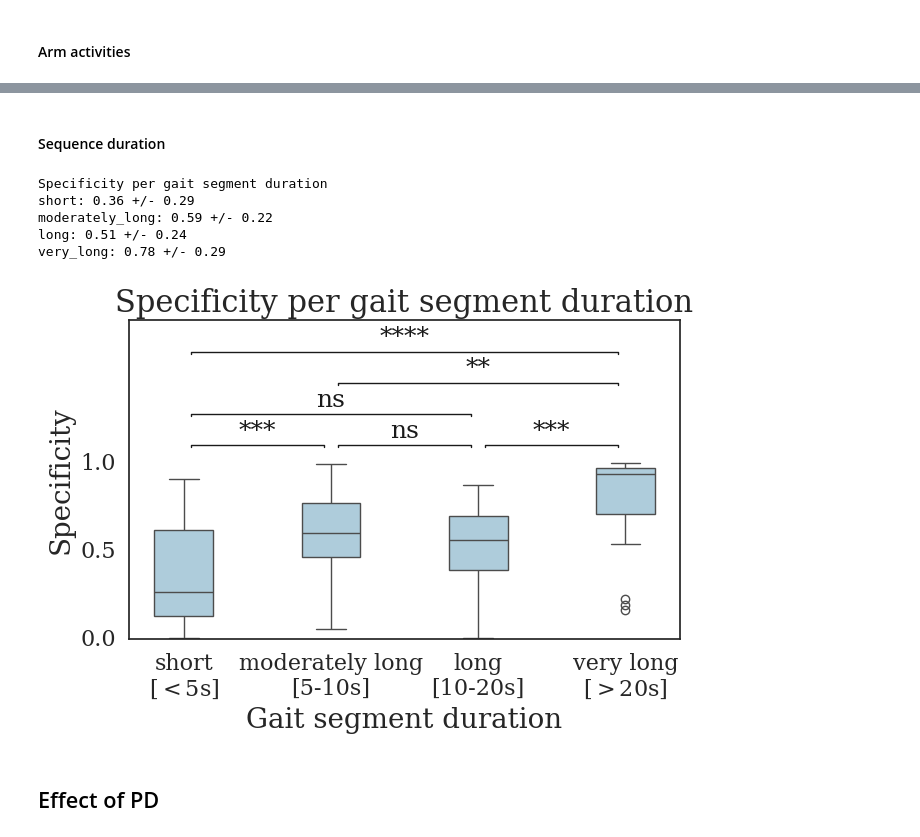
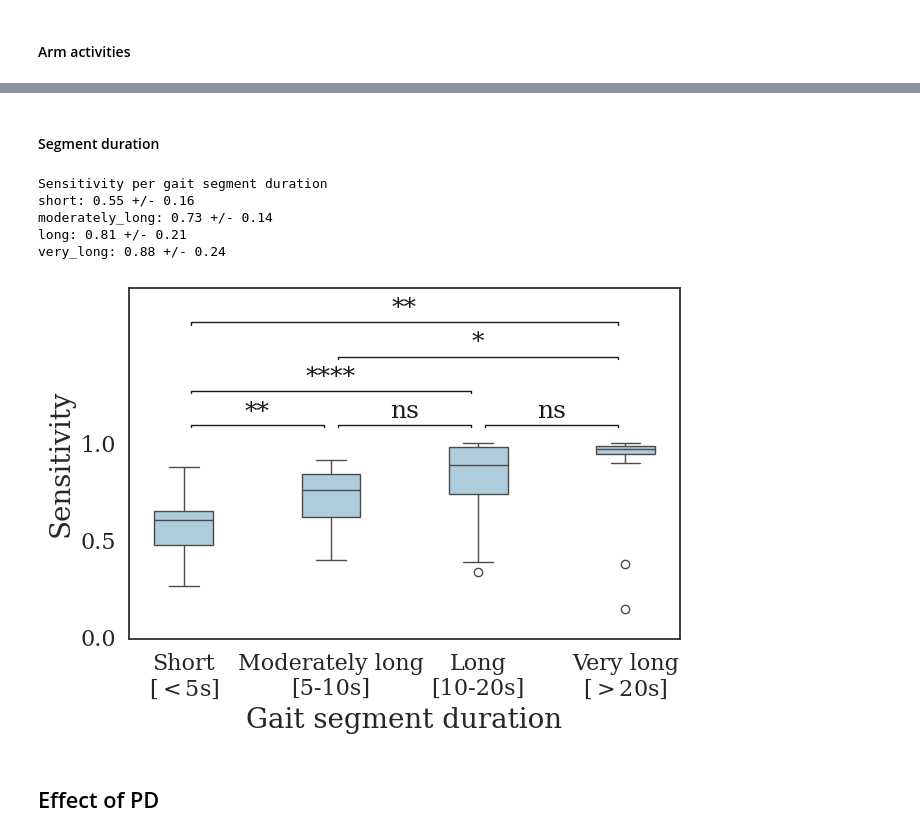
Before and after one commit to biomarkersParkinson/pdathome_gait, a Jupyter notebook: paper_results/notebooks/filtering_gait.ipynb, the cells around one changed output, grey strips where cells are left out. Cells and saved outputs as stored; diff of their text form; code cells hidden in the pictures.

```diff
--- a/paper_results/notebooks/filtering_gait.ipynb
+++ b/paper_results/notebooks/filtering_gait.ipynb
@@ -38,11 +34,4 @@ asd_model_selected = LOGISTIC_REGRESSION
+# %%
+l_segment_cats = ['short', 'moderately_long', 'long', 'very_long']
 # %% [markdown]
 # Load
-# %%
-with open(os.path.join(PDH_PATH_ARM_ACTIVITY_PREDICTIONS, filename_predictions), 'r') as f:
-    d_performance = json.load(f)
-
-with open(os.path.join(PDH_PATH_ARM_ACTIVITY_PREDICTIONS, LOGISTIC_REGRESSION, 'importances.txt')) as f:
-    coefs_lr = f.read()
-
-with open(os.path.join(PDH_PATH_ARM_ACTIVITY_PREDICTIONS, RANDOM_FOREST, 'importances.txt')) as f:
-    coefs_rf = f.read()
@@ -239,18 +368,17 @@ Passing `palette` without assigning `hue` is deprecated and will be removed in v
 # %% [markdown]
-#### Sequence duration
+#### Segment duration
 # %%
-metric = 'spec'
-affected_side = MOST_AFFECTED_SIDE
+metric = 'sens'
+affected_side = gc.descriptives.MOST_AFFECTED_SIDE
 pre_or_post = 'pre'
-l_segment_durations = list(D_SEGMENT_DURATIONS.keys())
 
-d_segment_performance = {}
+l_ids = [x for x in gc.participant_ids.L_PD_IDS if all([y in d_performance[gc.descriptives.PARKINSONS_DISEASE][x][gc.classifiers.ARM_ACTIVITY_CLASSIFIER_SELECTED][affected_side][pre_or_post][f'{gc.columns.TRUE_SEGMENT_CAT}_duration'].keys() for y in l_segment_cats]) and all([~np.isnan(d_performance[gc.descriptives.PARKINSONS_DISEASE][x][gc.classifiers.ARM_ACTIVITY_CLASSIFIER_SELECTED][affected_side][pre_or_post][f'{gc.columns.TRUE_SEGMENT_CAT}_duration'][y][metric]) for y in ['short', 'moderately_long', 'long', 'very_long']])]
 
-l_ids = [x for x in L_PD_IDS if all([y in d_performance[x][asd_model_selected][affected_side][pre_or_post]['segment_duration'].keys() for y in ['short', 'moderately_long', 'long', 'very_long']]) and all([~np.isnan(d_performance[x][asd_model_selected][affected_side][pre_or_post]['segment_duration'][y][metric]) for y in ['short', 'moderately_long', 'long', 'very_long']])]
+d_segment_performance= {}
 
-print(f"{D_METRIC_MAP[metric]} per gait segment duration")
-for segment_duration in l_segment_durations:
-    d_segment_performance[segment_duration] = [d_performance[x][asd_model_selected][affected_side][pre_or_post]['segment_duration'][segment_duration][metric] for x in l_ids if segment_duration in d_performance[x][asd_model_selected][affected_side][pre_or_post]['segment_duration'].keys()]
+print(f"{mp.metric_map[metric]} per gait segment duration")
+for segment_duration in l_segment_cats:
+    d_segment_performance[segment_duration] = [d_performance[gc.descriptives.PARKINSONS_DISEASE][x][gc.classifiers.ARM_ACTIVITY_CLASSIFIER_SELECTED][affected_side][pre_or_post][f'{gc.columns.TRUE_SEGMENT_CAT}_duration'][segment_duration][metric] for x in l_ids if segment_duration in d_performance[gc.descriptives.PARKINSONS_DISEASE][x][gc.classifiers.ARM_ACTIVITY_CLASSIFIER_SELECTED][affected_side][pre_or_post][f'{gc.columns.TRUE_SEGMENT_CAT}_duration'].keys()]
 
     print(f"{segment_duration}: {np.round(np.nanmean(d_segment_performance[segment_duration]),2)} +/- {np.round(np.nanstd(d_segment_performance[segment_duration]),2)}")
 
@@ -258,44 +386,44 @@ for segment_duration in l_segment_durations:
 
 fig, ax = plt.subplots(figsize=(7, 5))
 
-sns.boxplot(data=d_segment_performance, width=0.4, ax=ax, color=COLOR_PALETTE_FIRST_COLOR)
+sns.boxplot(data=d_segment_performance, width=0.4, ax=ax, color=gc.plot_parameters.COLOR_PALETTE_FIRST_COLOR)
 gap = 0.05
 
 pvalue = calculate_pvalue(d_segment_performance['short'], d_segment_performance['moderately_long'], 'wilcoxon')[1]
 plot_significance(ax=ax, x_min=0.05, x_max=0.95, pvalue=pvalue, y_min_significance=1.05, gap=gap, row=1, text_size=d_plot_params['font.size'])
 
 pvalue = calculate_pvalue(d_segment_performance['moderately_long'], d_segment_performance['long'], 'wilcoxon')[1]
 plot_significance(ax=ax, x_min=1.05, x_max=1.95, pvalue=pvalue, y_min_significance=1.05, gap=gap, row=1, text_size=d_plot_params['font.size'])
 
 pvalue = calculate_pvalue(d_segment_performance['long'], d_segment_performance['very_long'], 'wilcoxon')[1]
 plot_significance(ax=ax, x_min=2.05, x_max=2.95, pvalue=pvalue, y_min_significance=1.05, gap=gap, row=1, text_size=d_plot_params['font.size'])
 
 pvalue = calculate_pvalue(d_segment_performance['short'], d_segment_performance['long'], 'wilcoxon')[1]
 plot_significance(ax=ax, x_min=0.05, x_max=1.95, pvalue=pvalue, y_min_significance=1.22, gap=gap, row=1, text_size=d_plot_params['font.size'])
 
 pvalue = calculate_pvalue(d_segment_performance['moderately_long'], d_segment_performance['very_long'], 'wilcoxon')[1]
 plot_significance(ax=ax, x_min=1.05, x_max=2.95, pvalue=pvalue, y_min_significance=1.39, gap=gap, row=1, text_size=d_plot_params['font.size'])
 
 pvalue = calculate_pvalue(d_segment_performance['short'], d_segment_performance['very_long'], 'wilcoxon')[1]
 plot_significance(ax=ax, x_min=0.05, x_max=2.95, pvalue=pvalue, y_min_significance=1.56, gap=gap, row=1, text_size=d_plot_params['font.size'])
 
-ax.set_ylabel(D_METRIC_MAP[metric])
+ax.set_ylabel(mp.metric_map[metric])
 ax.set_xlabel('Gait segment duration')
 ax.set_ylim([-0.01,1.8])
-ax.set_xticklabels(['short\n[$<$5s]', 'moderately long\n[5-10s]', 'long\n[10-20s]', 'very long\n[$>$20s]'])
-ax.set_title('Specificity per gait segment duration')
+ax.set_xticklabels(['Short\n[$<$5s]', 'Moderately long\n[5-10s]', 'Long\n[10-20s]', 'Very long\n[$>$20s]'])
+# ax.set_title('Sensitivity per gait segment duration')
 
 for i in range(1,7):
     ax.yaxis.get_major_ticks()[-1*i].label1.set_visible(False)
 
 plt.tight_layout()
 plt.show()
 # %% [output]
-Specificity per gait segment duration
-short: 0.36 +/- 0.29
-moderately_long: 0.59 +/- 0.22
-long: 0.51 +/- 0.24
-very_long: 0.78 +/- 0.29
+Sensitivity per gait segment duration
+short: 0.55 +/- 0.16
+moderately_long: 0.73 +/- 0.14
+long: 0.81 +/- 0.21
+very_long: 0.88 +/- 0.24
-[figure, old version]
+[figure, new version]
 # %% [markdown]
 ## Effect of PD
```
Also changed, not shown: parts of 27 cells of this notebook, 13 other files.
